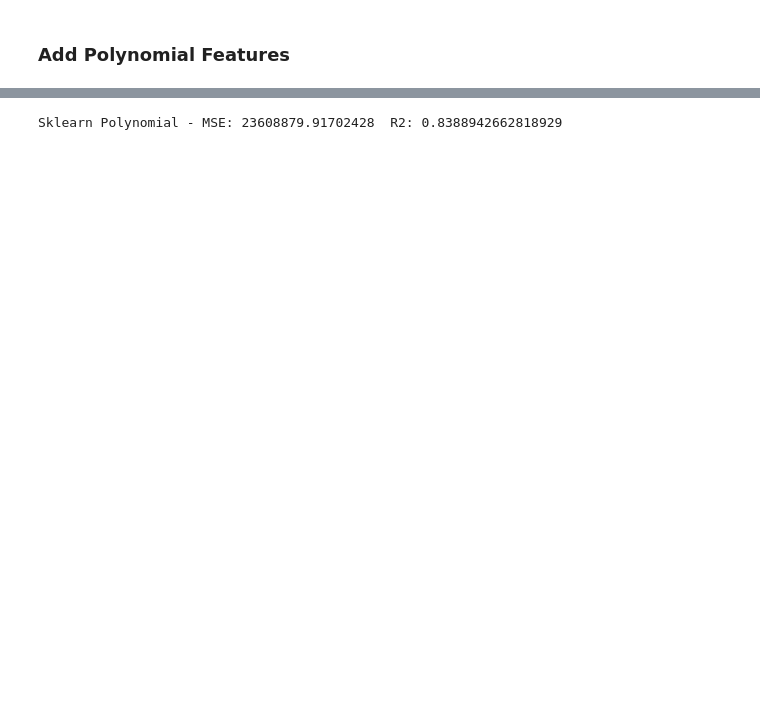
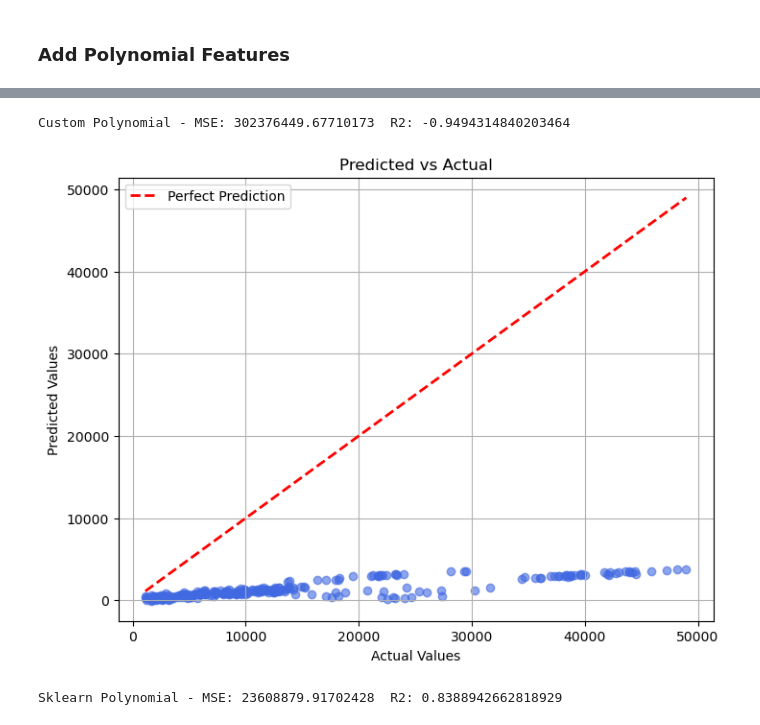
Before and after one commit to ZohoorAlmalki/ML_HWs, a Jupyter notebook: 446_ML_RegressionAssignment_issues_solution.ipynb, the cells around one changed output, grey strips where cells are left out. Cells and saved outputs as stored; diff of their text form; code cells hidden in the pictures; blank space fills up the shorter version.

Commit message:
More_Errors_Raised
Custom Polynomial - MSE: 302376449.67710173  R2: -0.9494314840203464

Custom Ridge - MSE: 302389695.1530349  R2: -0.9495168780642036

```diff
--- a/446_ML_RegressionAssignment_issues_solution.ipynb
+++ b/446_ML_RegressionAssignment_issues_solution.ipynb
@@ -683,19 +686,19 @@ from sklearn.ensemble import RandomForestRegressor
 
 # Ridge from sklearn
 ridge = Ridge(alpha=lambda_)
-ridge.fit(X, y)
-y_pred_ridge_sk = ridge.predict(X)
+ridge.fit(X_train_b, y_train)
+y_pred_ridge_sk = ridge.predict(X_test_b)
 
-mse_ridge_sk = mean_squared_error(y, y_pred_ridge_sk)
-r2_ridge_sk = r2_score(y, y_pred_ridge_sk)
+mse_ridge_sk = mean_squared_error(y_test, y_pred_ridge_sk)
+r2_ridge_sk = r2_score(y_test, y_pred_ridge_sk)
 
 # Try Random Forest (or any model)
 rf = RandomForestRegressor(random_state=42)
-rf.fit(X, y.ravel())
-y_pred_rf = rf.predict(X)
+rf.fit(X_train_b, y_train.ravel())
+y_pred_rf = rf.predict(X_test_b)
 
-mse_rf = mean_squared_error(y, y_pred_rf)
-r2_rf = r2_score(y, y_pred_rf)
+mse_rf = mean_squared_error(y_test, y_pred_rf)
+r2_rf = r2_score(y_test, y_pred_rf)
 
 print("Sklearn Ridge - MSE:", mse_ridge_sk, " R2:", r2_ridge_sk)
 print("Random Forest - MSE:", mse_rf, " R2:", r2_rf)
@@ -768,3 +715,42 @@ Custom Polynomial - MSE: 56339662.45331415  R2: 0.6155411570192058
+# %%
+
+from sklearn.preprocessing import StandardScaler, PolynomialFeatures
+
+poly = PolynomialFeatures(degree=4, include_bias=False)
+
+alpha = 0.001
+theta_init = np.zeros((X_train_b.shape[1], 1))
+
+# Run gradient descent on polynomial features
+theta_poly_final, cost_history_poly = gradient_descent(X_train_b, y_train, theta_init, alpha, iterations,cost_fn=2)
+y_pred_poly = X_test_b.dot(theta_poly_final)
+
+
+mse_poly = mean_squared_error(y_test, y_pred_poly)
+r2_poly = r2_score(y_test, y_pred_poly)
+
+print("Custom Polynomial - MSE:", mse_poly, " R2:", r2_poly)
+
+import matplotlib.pyplot as plt
+
+# Flatten predictions and actual values if they are column vectors
+y_pred_flat = y_pred_poly.flatten()
+y_actual_flat = y_test.flatten()
+
+plt.figure(figsize=(8, 6))
+plt.scatter(y_actual_flat, y_pred_flat, alpha=0.6, color='royalblue')
+plt.plot([y_actual_flat.min(), y_actual_flat.max()],
+         [y_actual_flat.min(), y_actual_flat.max()],
+         'r--', linewidth=2, label='Perfect Prediction')
+plt.xlabel('Actual Values')
+plt.ylabel('Predicted Values')
+plt.title('Predicted vs Actual')
+plt.legend()
+plt.grid(True)
+plt.show()
+# %% [output]
+Custom Polynomial - MSE: 302376449.67710173  R2: -0.9494314840203464
+[figure, added]
 # %%
 from sklearn.pipeline import make_pipeline
 
```
Also changed, not shown: parts of 6 cells of this notebook.
